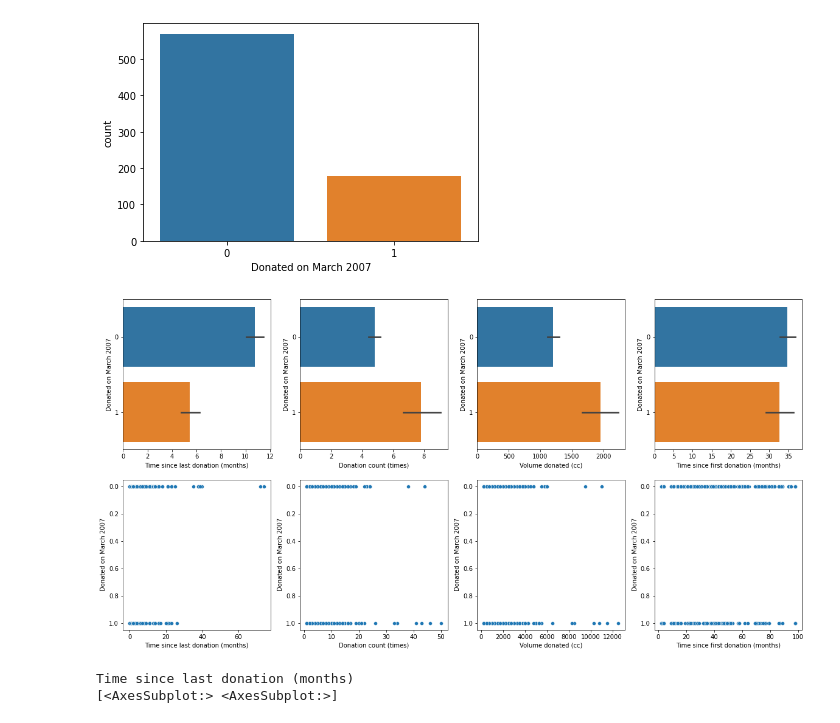
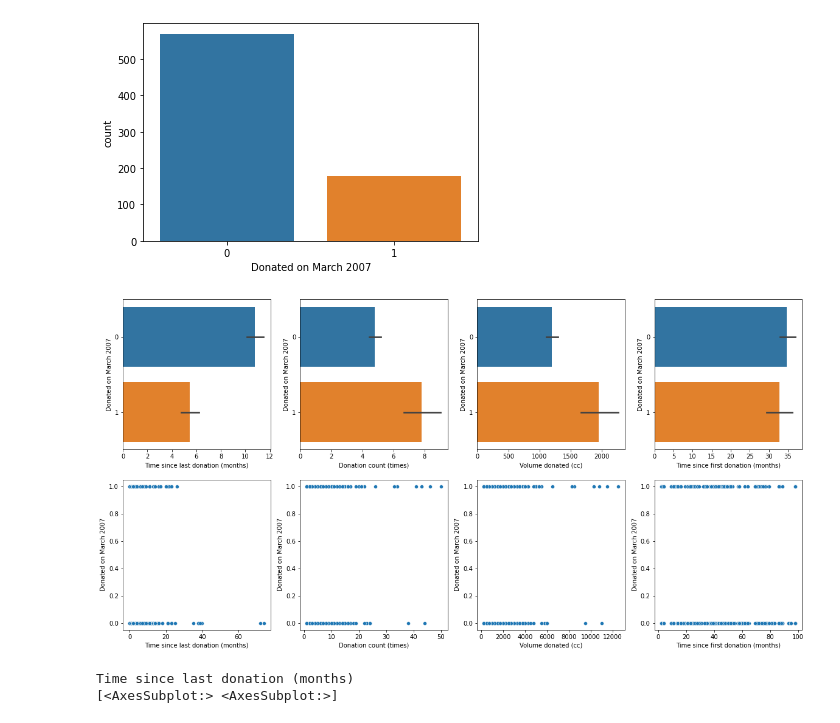
Before and after one commit to tawiwut-cha/datacamp_projects, a Jupyter notebook: blood/notebook.ipynb, the cells around one changed output. Saved outputs shown, nothing was run; the diff lists cells and outputs as text; code cells hidden in the pictures.

```diff
--- a/blood/notebook.ipynb
+++ b/blood/notebook.ipynb
@@ -84,7 +84,7 @@ FEATURES = ["Time since last donation (months)",
 X = df[FEATURES]
 
 # convert outcome to category
-df["Donated on March 2007"] = df["Donated on March 2007"].astype('category')
+# df["Donated on March 2007"] = df["Donated on March 2007"].astype('category')
 y= df["Donated on March 2007"]
 # %%
 # look at total outcome
@@ -95,12 +95,12 @@ plt.show()
 # %%
 # look at the outcome for each feature
 fig, ax = plt.subplots(2,4, figsize=(20,10))
 for i in range(len(FEATURES)):
-    sns.barplot(ax=ax[0][i], data=df, x=FEATURES[i], y="Donated on March 2007")
+    sns.barplot(ax=ax[0][i], x=df[FEATURES[i]], y=df["Donated on March 2007"].astype('category'))
     sns.scatterplot(ax=ax[1][i], data=df, x=FEATURES[i], y="Donated on March 2007")
 plt.show()
 # %% [output]
-[figure, old version]
+[figure, new version]
 # %%
 # look at the distributions of features
 for f in FEATURES:
```
Also changed, not shown: parts of 9 cells of this notebook.
